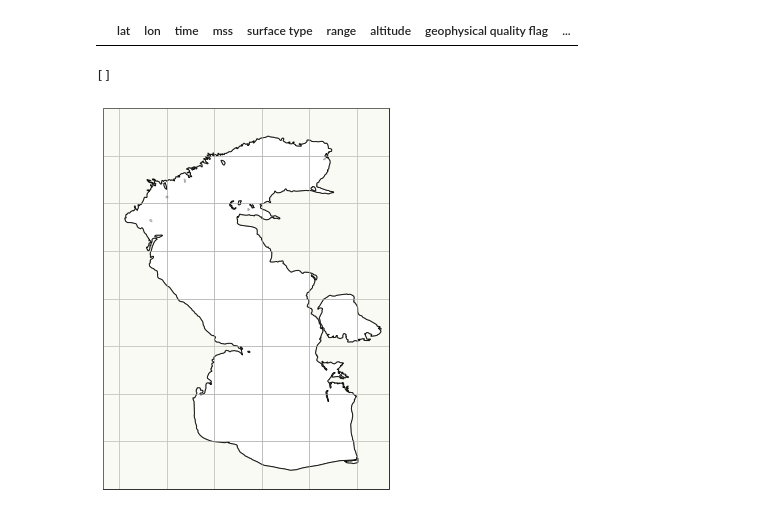
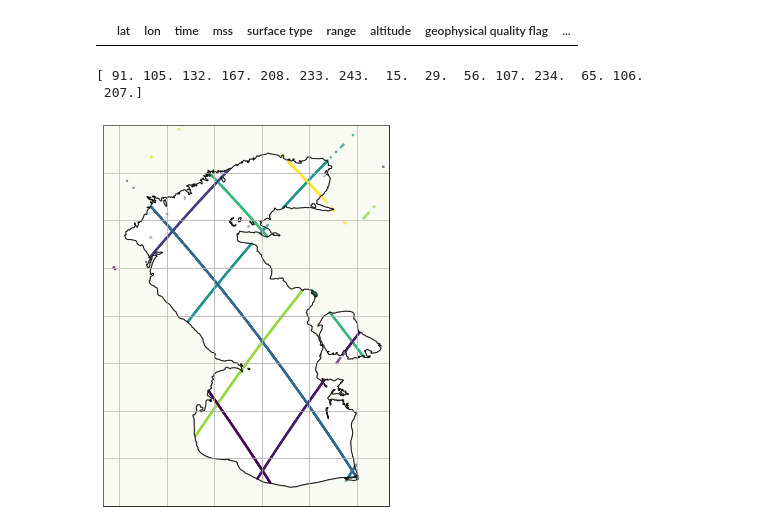
Before and after one commit to M-Gjerde/VGIS8, a Jupyter notebook: Jason3LoadData.ipynb, the cells around one changed output. Drawn from its saved outputs; the diff is of its cells as text; code cells hidden in the pictures.

```diff
--- a/Jason3LoadData.ipynb
+++ b/Jason3LoadData.ipynb
@@ -193,6 +199,3 @@ data type: surface type, 5 of 8
 data type: range, 6 of 8
 data type: altitude, 7 of 8
 data type: geophysical quality flag, 8 of 8
-# %%
-for x in vectors:
-    print(len(x))
@@ -270,24 +263,25 @@ data.head(10000)
 # %%
 import cartopy.crs as crs
 import cartopy.feature as feat
 
 def windowToAxes(window):
     return [window[0]['lon'], window[1]['lon'], window[1]['lat'], window[0]['lat']]
 
 window = [{'lat': latMax, 'lon': lonMax}, {'lat': latMin, 'lon': lonMin}]
 
-data = df.loc[(df.month == 12) & (df["surface type"] == 1)]
+data = df.loc[(df.month == 12) & (df["surface type"] == 2)]
 
 
 fig = plt.figure(figsize=(12, 7))
 ax = plt.axes(projection=crs.PlateCarree())
 ax.set_extent(windowToAxes(window))
 ax.add_feature(feat.LAND, zorder=100, edgecolor='k', alpha=0.3)
 ax.coastlines()
 ax.scatter(x=data["lon"], y=data["lat"], c=data["pass number"], s=2, transform=crs.PlateCarree(central_longitude=0))
 ax.gridlines(draw_labels=False)
 
 print(data["pass number"].unique())
 # %% [output]
-[]
+[ 91. 105. 132. 167. 208. 233. 243.  15.  29.  56. 107. 234.  65. 106.
+ 207.]
-[figure, old version]
+[figure, new version]
```
Also changed, not shown: parts of 6 cells of this notebook, 4 other files.
